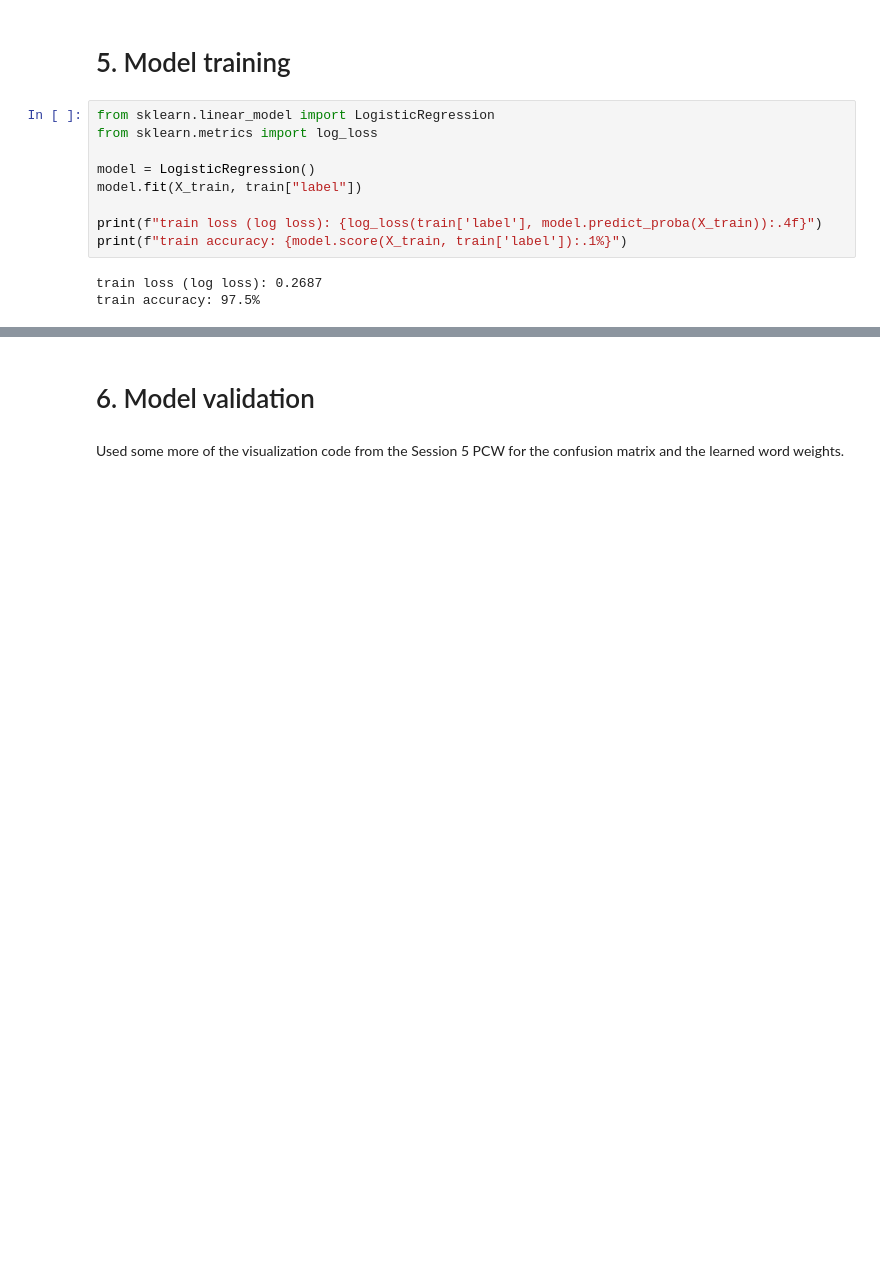
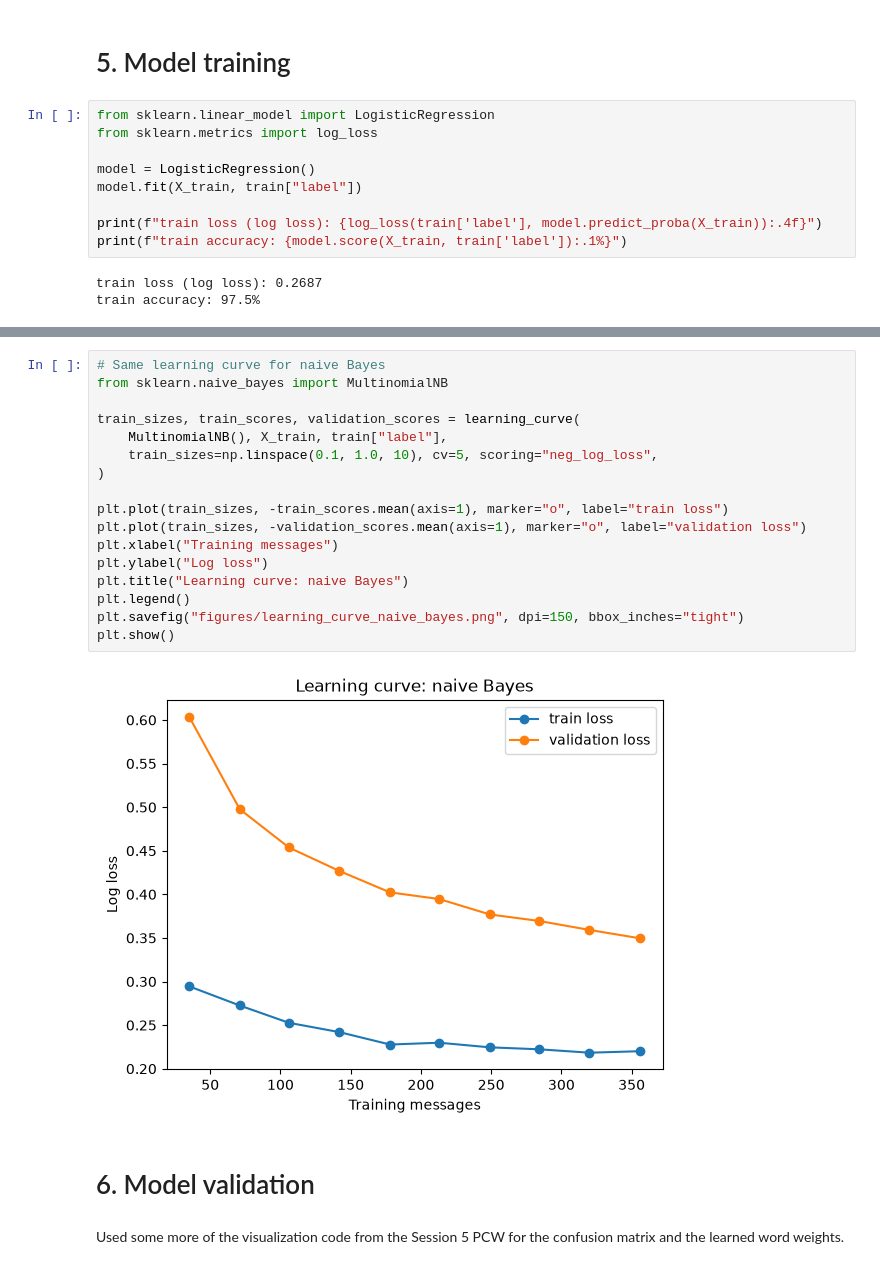
Before and after one commit to SomeoneElseSt/cs-156, a Jupyter notebook: assignment-1/implementation.ipynb, the cells around one changed output, grey strips where cells are left out. Cells and saved outputs as stored; diff of their text form; blank space fills up the shorter version.

```diff
--- a/assignment-1/implementation.ipynb
+++ b/assignment-1/implementation.ipynb
@@ -310,3 +365,22 @@ train accuracy: 97.5%
+# %%
+# Same learning curve for naive Bayes
+from sklearn.naive_bayes import MultinomialNB
+
+train_sizes, train_scores, validation_scores = learning_curve(
+    MultinomialNB(), X_train, train["label"],
+    train_sizes=np.linspace(0.1, 1.0, 10), cv=5, scoring="neg_log_loss",
+)
+
+plt.plot(train_sizes, -train_scores.mean(axis=1), marker="o", label="train loss")
+plt.plot(train_sizes, -validation_scores.mean(axis=1), marker="o", label="validation loss")
+plt.xlabel("Training messages")
+plt.ylabel("Log loss")
+plt.title("Learning curve: naive Bayes")
+plt.legend()
+plt.savefig("figures/learning_curve_naive_bayes.png", dpi=150, bbox_inches="tight")
+plt.show()
+# %% [output]
+[figure, added]
 # %% [markdown]
 # 6. Model validation
 # %% [markdown]
```
Also changed, not shown: parts of 14 cells of this notebook, 5 other files.
